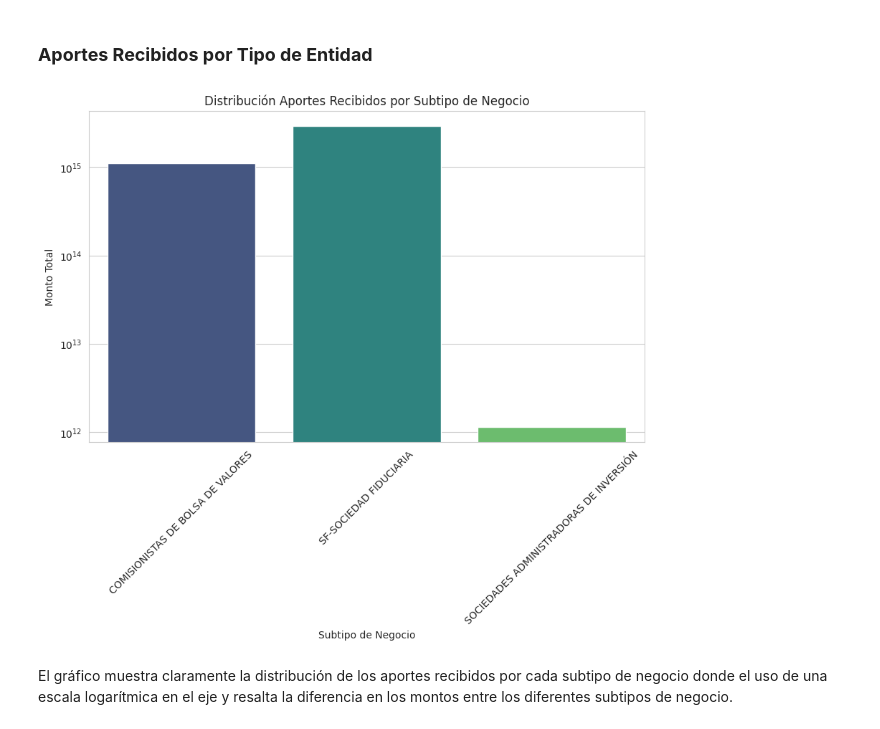
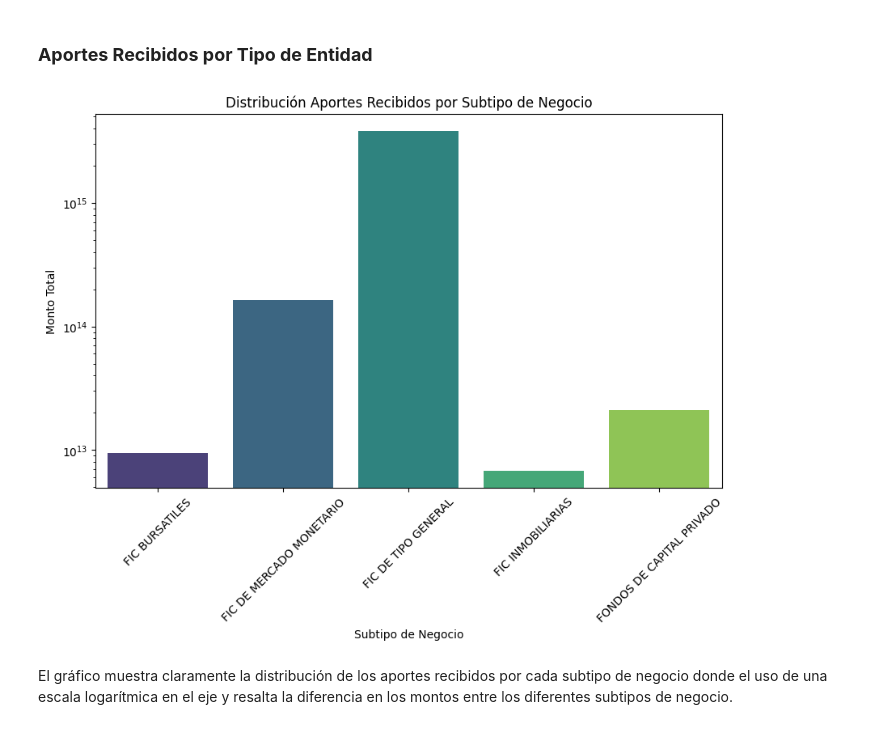
Before and after one commit to TawnyVTC/EDA, a Jupyter notebook: EDA_Rentabilidad.ipynb, the cells around one changed output. Drawn from its saved outputs; the diff is of its cells as text; code cells hidden in the pictures.

```diff
--- a/EDA_Rentabilidad.ipynb
+++ b/EDA_Rentabilidad.ipynb
@@ -263,27 +273,27 @@ El gráfico muestra que las Sociedades Fiduciarias y las Comisionistas de Bolsa
 # %%
 
 # Agrupar por subtipo de negocio y calcular la suma de aportaciones y retiros
-df_grouped = df.groupby("NOMBRE_TIPO_ENTIDAD")["APORTES_RECIBIDOS"].sum().reset_index()
+df_grouped = df.groupby("NOMBRE_SUBTIPO_PATRIMONIO")["APORTES_RECIBIDOS"].sum().reset_index()
 
 # Transformar los datos para que seaborn lo entienda mejor
-df_melted = df_grouped.melt(id_vars="NOMBRE_TIPO_ENTIDAD", value_name="Monto")
+df_melted = df_grouped.melt(id_vars="NOMBRE_SUBTIPO_PATRIMONIO", value_name="Monto")
 
 # Crear el gráfico
 plt.figure(figsize=(10,6))
-sns.barplot(data=df_melted, x="NOMBRE_TIPO_ENTIDAD", y="Monto", palette='viridis')
+sns.barplot(data=df_melted, x="NOMBRE_SUBTIPO_PATRIMONIO", y="Monto", palette='viridis')
 plt.yscale("log")
 
 
 # Personalización
 plt.xlabel("Subtipo de Negocio")
 plt.ylabel("Monto Total")
 plt.title("Distribución Aportes Recibidos por Subtipo de Negocio")
 plt.xticks(rotation=45)
 
 # Mostrar gráfico
 plt.show()
 # %% [output]
-[figure, old version]
+[figure, new version]
 # %% [markdown]
 El gráfico muestra claramente la distribución de los aportes recibidos por cada subtipo de negocio donde el uso de una escala logarítmica en el eje y resalta la diferencia en los montos entre los diferentes subtipos de negocio.
 # %% [markdown]
```
Also changed, not shown: parts of 4 cells of this notebook.
